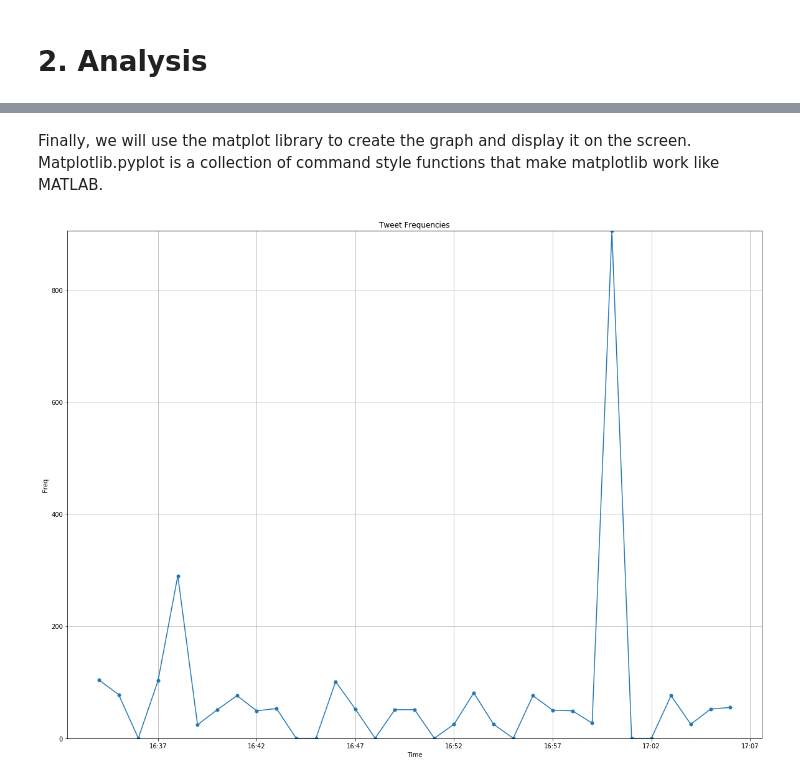
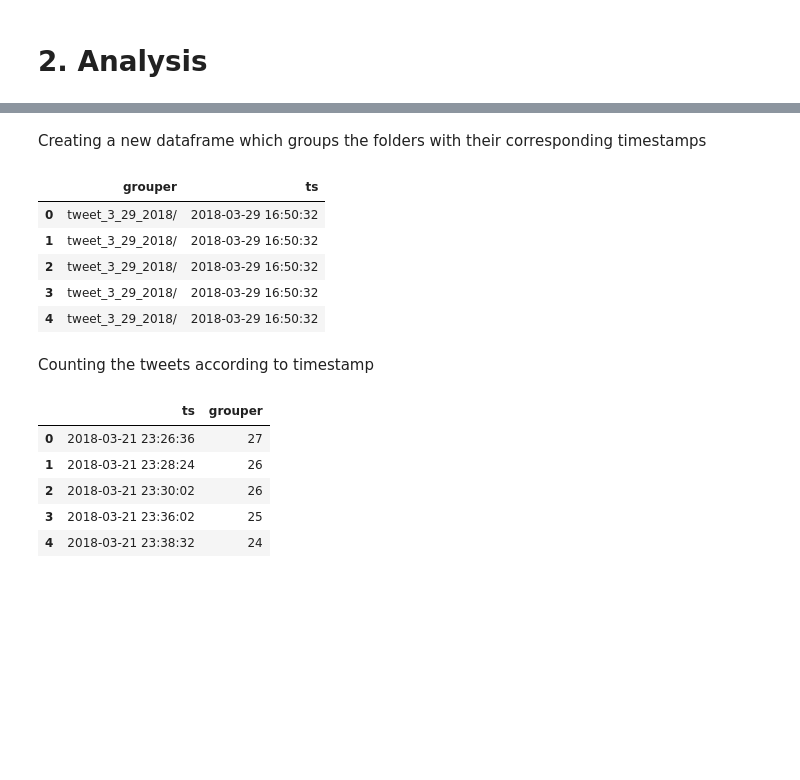
Before and after one commit to sailuh/perceive, a Jupyter notebook: Crawlers/Twitter/cve_twitter_analysis.ipynb, the cells around one changed output, grey strips where cells are left out. Drawn from its saved outputs; the diff is of its cells as text; code cells hidden in the pictures; blank space fills up the shorter version.

```diff
--- a/Crawlers/Twitter/cve_twitter_analysis.ipynb
+++ b/Crawlers/Twitter/cve_twitter_analysis.ipynb
@@ -25,26 +24,29 @@ import json
 import os
 import pandas as pd
 %matplotlib inline
+
 import matplotlib.pyplot as plt
 import matplotlib.dates as mdates
 import datetime
 import numpy as np
 
-path_to_json="tweet_3_29_2018/"
-json_files=[pos for pos in os.listdir(path_to_json) if pos.endswith('.json')]
-json_data=pd.DataFrame(columns=['created_at'])
-tweets=[]
-dictlist=[]
 Dates=[]
-for js in json_files:
-    with open(os.path.join(path_to_json, js)) as json_file:
-        searched_tweets_srch = json.load(json_file)
-        print(type(searched_tweets_srch))
+path_to_json=["tweet_3_29_2018/","tweet_3_30_2018/","tweet_4_1_2018/","tweet_3_21_2018/"]
+for index in range(len(path_to_json)):
+    path = path_to_json[index]
+    json_files=[pos for pos in os.listdir(path) if pos.endswith('.json')]
+# path_to_json="tweet_3_29_2018/"
+# json_files=[pos for pos in os.listdir(path_to_json) if pos.endswith('.json')]
 
+    for js in json_files:
+        with open(os.path.join(path, js)) as json_file:
+            searched_tweets_srch = json.load(json_file)
 
         #Converting Twitter date to timestamp
-        for key, value in searched_tweets_srch.items():
-            time_struct=time.strftime('%Y-%m-%d %H:%M:%S', time.strptime(searched_tweets_srch['created_at'],'%a %b %d %H:%M:%S +0000 %Y'))
-            Dates.append(time_struct)
-            print(Dates)
+            for key, value in searched_tweets_srch.items():
+                time_struct=time.strftime('%Y-%m-%d %H:%M:%S', time.strptime(searched_tweets_srch['created_at'],'%a %b %d %H:%M:%S +0000 %Y'))
+                time_struct = time_struct + str(path)
+                Dates.append(time_struct)
+                #print(Dates[0])
+print(len(Dates))
 # %% [output]
@@ -74,18 +53,0 @@ per_minute=my_series.resample('1Min').sum().fillna(0)
-# %% [markdown]
-Finally, we will use the matplot library to create the graph and display it on the screen. Matplotlib.pyplot is a collection of command style functions that make matplotlib work like MATLAB.
-# %%
-fig,ax=plt.subplots(figsize=(20,15))
-ax.grid(True)
-ax.set_title("Tweet Frequencies")
-hours=mdates.MinuteLocator(interval=5)
-date_formatter=mdates.DateFormatter('%H:%M')
-ax.xaxis.set_major_locator(hours)
-ax.xaxis.set_major_formatter(date_formatter)
-max_freq=per_minute.max()
-ax.set_ylim(0, max_freq)
-ax.plot(per_minute.index,per_minute,marker='o',markersize=5)
-plt.xlabel('Time')
-plt.ylabel('Freq')
-plt.show()
-# %% [output]
-[figure, removed]
@@ -91,0 +58,2 @@ plt.show()
+# %% [markdown]
+Creating a new dataframe which groups the folders with their corresponding timestamps
@@ -91,0 +62,11 @@ plt.show()
+# %%
+t.head()
+# %% [output]
+|  | grouper | ts |
+| 0 | tweet_3_29_2018/ | 2018-03-29 16:50:32 |
+| 1 | tweet_3_29_2018/ | 2018-03-29 16:50:32 |
+| 2 | tweet_3_29_2018/ | 2018-03-29 16:50:32 |
+| 3 | tweet_3_29_2018/ | 2018-03-29 16:50:32 |
+| 4 | tweet_3_29_2018/ | 2018-03-29 16:50:32 |
+# %% [markdown]
+Counting the tweets according to timestamp
@@ -91,0 +76,9 @@ plt.show()
+# %%
+u.head()
+# %% [output]
+|  | ts | grouper |
+| 0 | 2018-03-21 23:26:36 | 27 |
+| 1 | 2018-03-21 23:28:24 | 26 |
+| 2 | 2018-03-21 23:30:02 | 26 |
+| 3 | 2018-03-21 23:36:02 | 25 |
+| 4 | 2018-03-21 23:38:32 | 24 |
```
Also changed, not shown: parts of 16 cells of this notebook.
